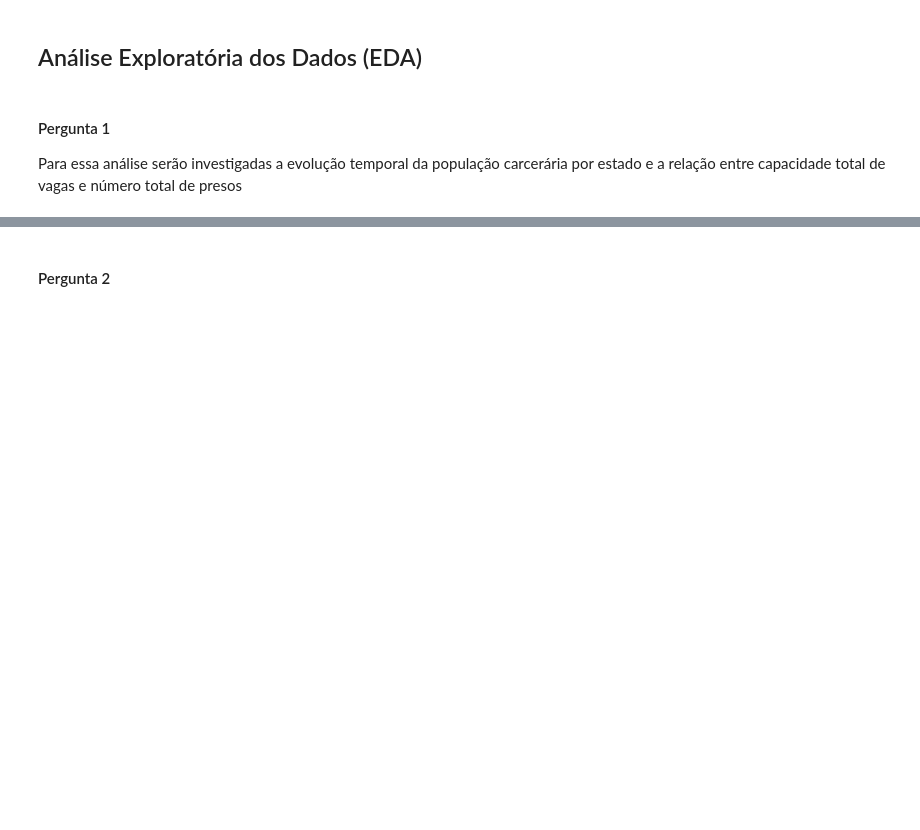
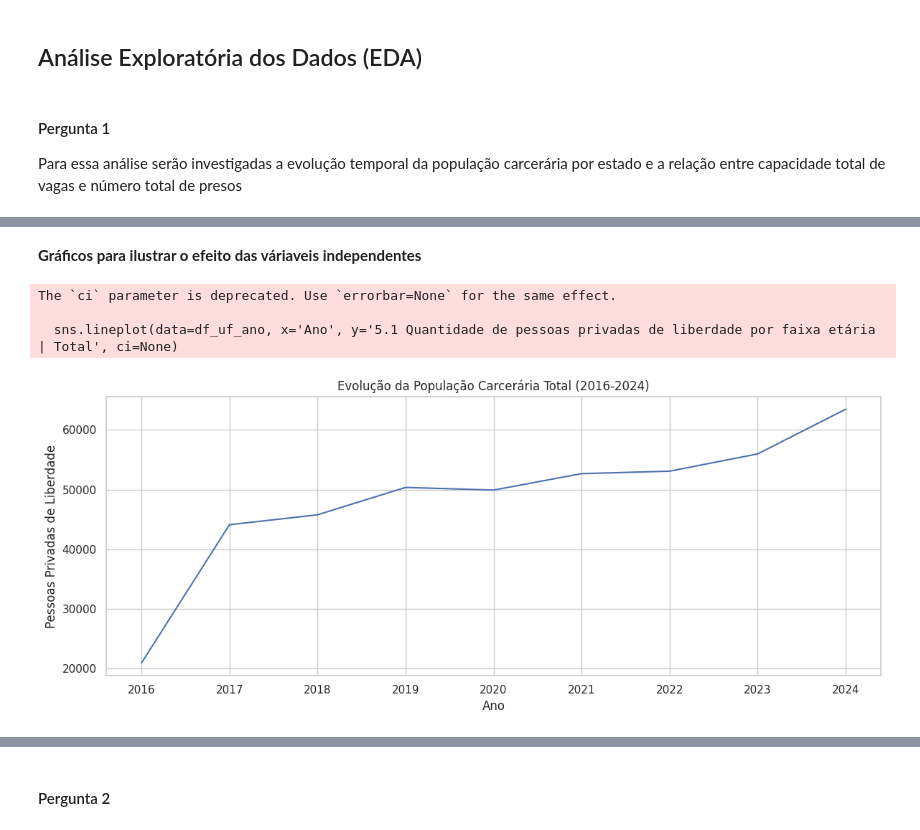
Before and after one commit to Caio-Brega/introducao-ciencia-dos-dados, a Jupyter notebook: TP_ICD.ipynb, the cells around one changed output, grey strips where cells are left out. Saved outputs shown, nothing was run; the diff lists cells and outputs as text; code cells hidden in the pictures; blank space fills up the shorter version.

```diff
--- a/TP_ICD.ipynb
+++ b/TP_ICD.ipynb
@@ -215,0 +261,21 @@ Para essa análise serão investigadas a evolução temporal da população carc
+# %% [markdown]
+**Gráficos para ilustrar o efeito das váriaveis independentes**
+# %%
+import matplotlib.pyplot as plt
+import seaborn as sns
+
+sns.set(style='whitegrid')
+
+# População carcerária total por ano
+plt.figure(figsize=(12, 5))
+sns.lineplot(data=df_uf_ano, x='Ano', y='5.1 Quantidade de pessoas privadas de liberdade por faixa etária | Total', ci=None)
+plt.title('Evolução da População Carcerária Total (2016-2024)')
+plt.xlabel('Ano')
+plt.ylabel('Pessoas Privadas de Liberdade')
+plt.tight_layout()
+plt.show()
+# %% [output]
+The `ci` parameter is deprecated. Use `errorbar=None` for the same effect.
+
+  sns.lineplot(data=df_uf_ano, x='Ano', y='5.1 Quantidade de pessoas privadas de liberdade por faixa etária | Total', ci=None)
+[figure, added]
```
Also changed, not shown: parts of 15 cells of this notebook.
